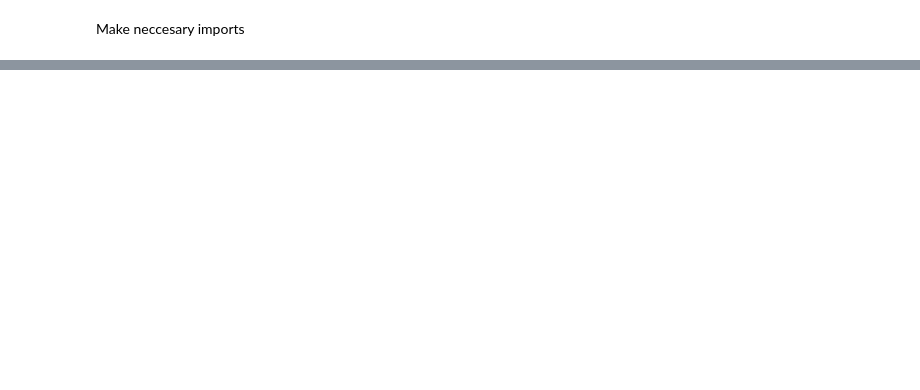
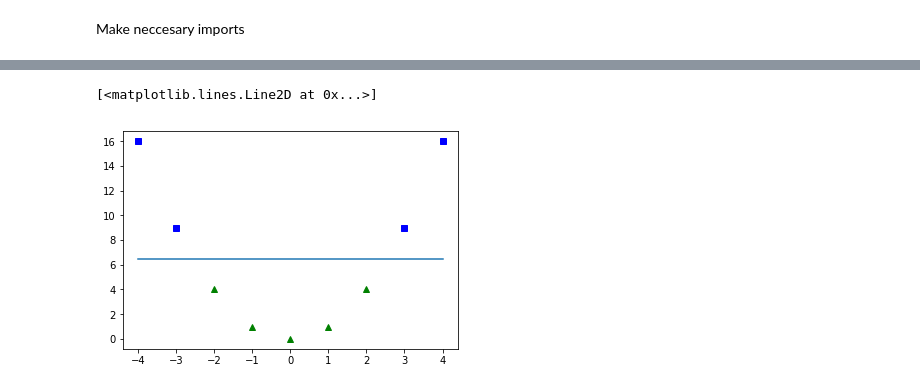
Before and after one commit to satyammishraml/DataMiningBook, a Jupyter notebook: Machine Learning Algorithms/Support Vector Machines.ipynb, the cells around one changed output, grey strips where cells are left out. Cells and saved outputs as stored; diff of their text form; code cells hidden in the pictures; blank space fills up the shorter version.

```diff
--- a/Machine Learning Algorithms/Support Vector Machines.ipynb
+++ b/Machine Learning Algorithms/Support Vector Machines.ipynb
@@ -93,0 +54,15 @@ plt.show()
+# %%
+b= clf.intercept_[0]
+# %%
+w0= clf.coef_[0][0]
+w1 = clf.coef_[0][1]
+# %%
+# feature 2
+x1 = -(w0/w1)*X1D-(b/w1)
+# %%
+plt.plot(X2D[:, 0][y==0], X2D[:, 1][y==0] , "bs")
+plt.plot(X2D[:, 0][y==1], X2D[:, 1][y==1] , "g^")
+plt.plot(X1D, x1 )
+# %% [output]
+[<matplotlib.lines.Line2D at 0x...>]
+[figure, added]
```
Also changed, not shown: parts of 67 cells of this notebook, 9 other files.
